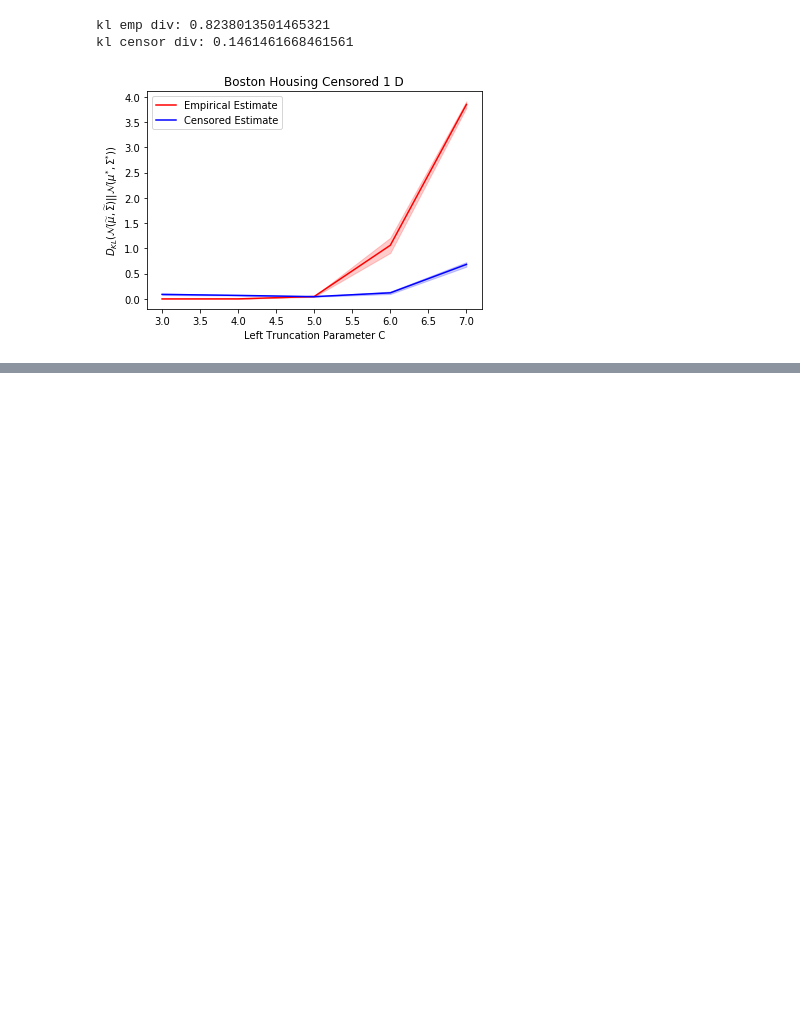
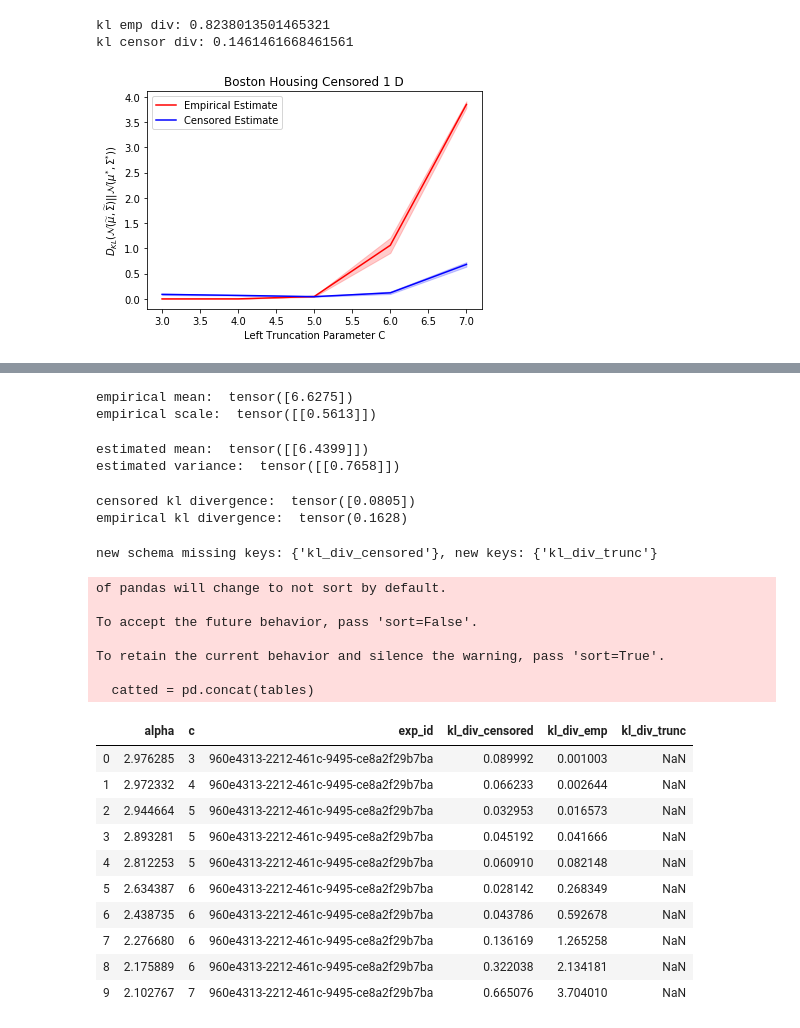
Before and after one commit to pstefanou12/Censored-Normal-Distributions, a Jupyter notebook: Boston.ipynb, the cells around one changed output, grey strips where cells are left out. Cells and saved outputs as stored; diff of their text form; code cells hidden in the pictures; blank space fills up the shorter version.

```diff
--- a/Boston.ipynb
+++ b/Boston.ipynb
@@ -384,0 +383,15 @@ tensor([-0.6663, -2.3218,  0.3456,  1.4994,  1.4930], requires_grad=True)
+# %%
+emp_loc = S.mean(0)
+print("empirical mean: ", emp_loc)
+emp_var = S.var(0)[...,None]
+emp_scale = ch.sqrt(emp_var)
+
+print("empirical scale: ", emp_scale)
+
+emp = MultivariateNormal(emp_loc, emp_var)
+
+S_norm = (S - emp_loc) / emp_scale
+phi_norm = oracle.Left_Distribution((phi.left - emp_loc) / emp_scale)
+# %% [output]
+empirical mean:  tensor([6.6275])
+empirical scale:  tensor([[0.5613]])
@@ -384,0 +400,19 @@ tensor([-0.6663, -2.3218,  0.3456,  1.4994,  1.4930], requires_grad=True)
+# %%
+truncated = TruncatedNormal(alpha,
+                           {'batch_size': 100,})
+truncated.fit(S_norm)
+
+rescale_loc = truncated.loc * emp_scale + emp_loc
+rescale_var = truncated.variance * emp_var
+m = MultivariateNormal(rescale_loc, rescale_var)
+print("estimated mean: ", rescale_loc)
+print("estimated variance: ", rescale_var)
+# %% [output]
+estimated mean:  tensor([[6.4399]])
+estimated variance:  tensor([[0.7658]])
+# %%
+print("censored kl divergence: ", kl_divergence(m, M))
+print("empirical kl divergence: ", kl_divergence(emp, M))
+# %% [output]
+censored kl divergence:  tensor([0.0805])
+empirical kl divergence:  tensor(0.1628)
@@ -384,0 +480,25 @@ tensor([-0.6663, -2.3218,  0.3456,  1.4994,  1.4930], requires_grad=True)
+# %%
+reader = CollectionReader(args.out_dir + '/' + args.exp)
+logs = reader.df(args.table_name)
+reader.close()
+logs.head(10)
+# %% [output]
+new schema missing keys: {'kl_div_censored'}, new keys: {'kl_div_trunc'}
+of pandas will change to not sort by default.
+
+To accept the future behavior, pass 'sort=False'.
+
+To retain the current behavior and silence the warning, pass 'sort=True'.
+
+  catted = pd.concat(tables)
+|  | alpha | c | exp_id | kl_div_censored | kl_div_emp | kl_div_trunc |
+| 0 | 2.976285 | 3 | 960e4313-2212-461c-9495-ce8a2f29b7ba | 0.089992 | 0.001003 | NaN |
+| 1 | 2.972332 | 4 | 960e4313-2212-461c-9495-ce8a2f29b7ba | 0.066233 | 0.002644 | NaN |
+| 2 | 2.944664 | 5 | 960e4313-2212-461c-9495-ce8a2f29b7ba | 0.032953 | 0.016573 | NaN |
+| 3 | 2.893281 | 5 | 960e4313-2212-461c-9495-ce8a2f29b7ba | 0.045192 | 0.041666 | NaN |
+| 4 | 2.812253 | 5 | 960e4313-2212-461c-9495-ce8a2f29b7ba | 0.060910 | 0.082148 | NaN |
+| 5 | 2.634387 | 6 | 960e4313-2212-461c-9495-ce8a2f29b7ba | 0.028142 | 0.268349 | NaN |
+| 6 | 2.438735 | 6 | 960e4313-2212-461c-9495-ce8a2f29b7ba | 0.043786 | 0.592678 | NaN |
+| 7 | 2.276680 | 6 | 960e4313-2212-461c-9495-ce8a2f29b7ba | 0.136169 | 1.265258 | NaN |
+| 8 | 2.175889 | 6 | 960e4313-2212-461c-9495-ce8a2f29b7ba | 0.322038 | 2.134181 | NaN |
+| 9 | 2.102767 | 7 | 960e4313-2212-461c-9495-ce8a2f29b7ba | 0.665076 | 3.704010 | NaN |
```
Also changed, not shown: parts of 17 cells of this notebook.
